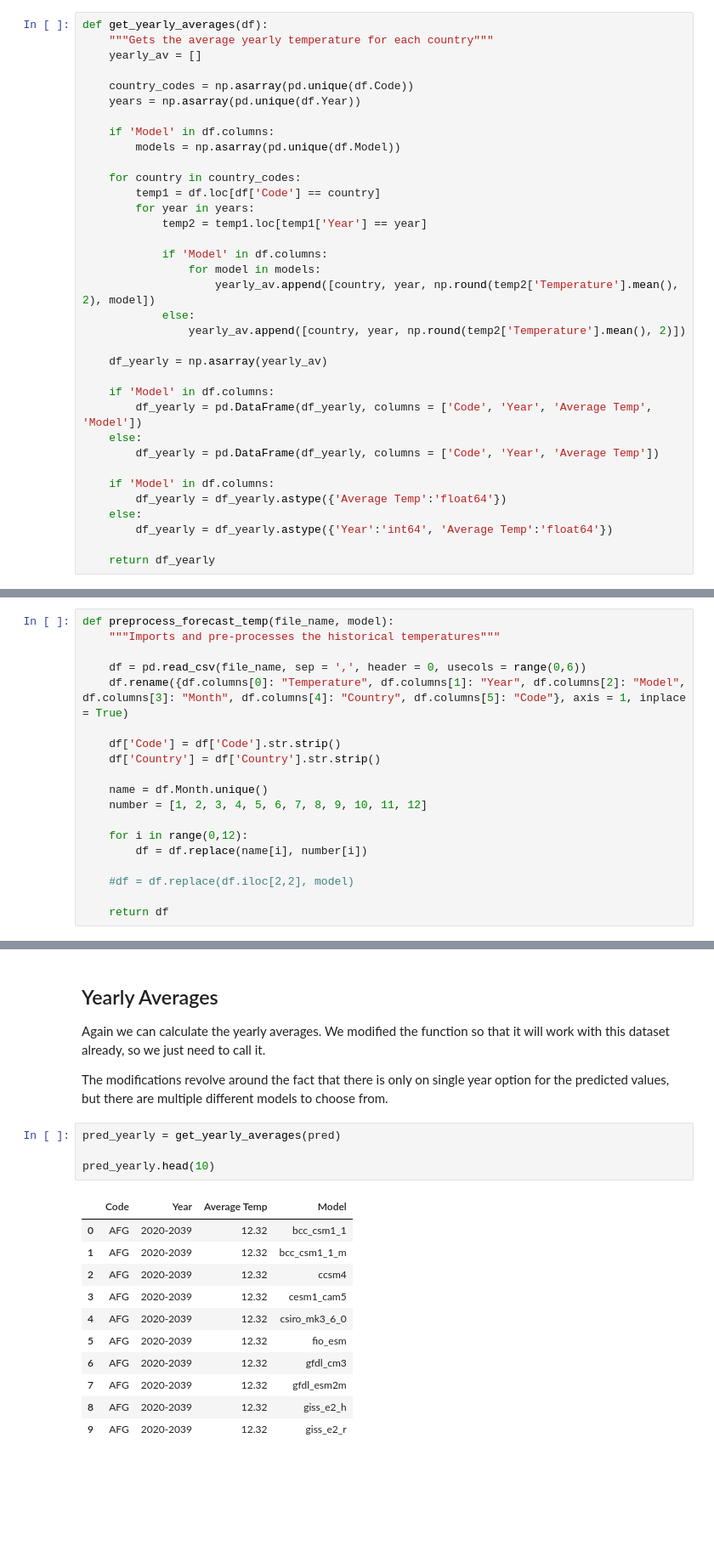
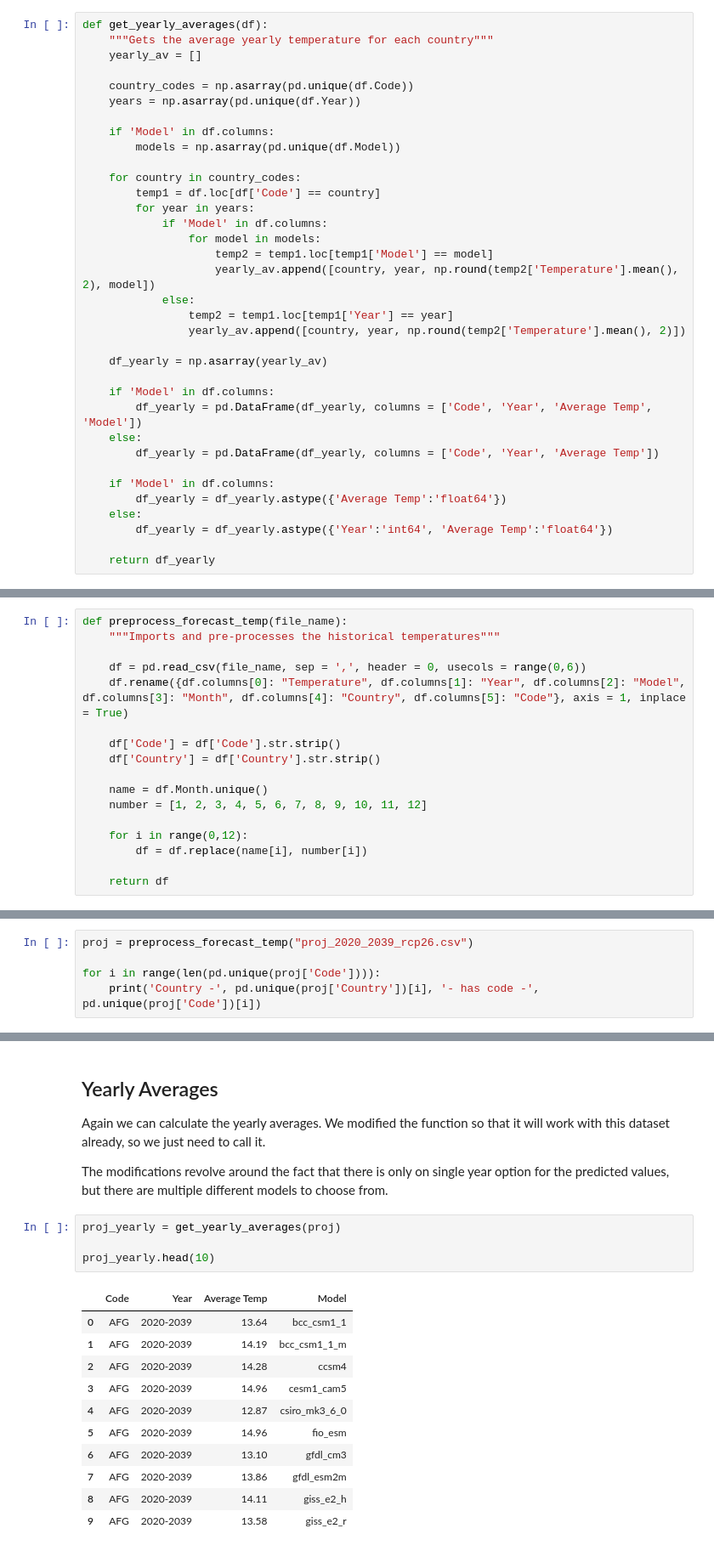
Before and after one commit to herbmks/MDA-Tuvalu, a Jupyter notebook: ClimateData.ipynb, the cells around one changed output, grey strips where cells are left out. Shown at 85% size. Drawn from its saved outputs; the diff is of its cells as text; blank space fills up the shorter version.

```diff
--- a/ClimateData.ipynb
+++ b/ClimateData.ipynb
@@ -109,12 +109,12 @@ def get_yearly_averages(df):
     for country in country_codes:
         temp1 = df.loc[df['Code'] == country]
         for year in years:
-            temp2 = temp1.loc[temp1['Year'] == year]
-
             if 'Model' in df.columns:
                 for model in models:
+                    temp2 = temp1.loc[temp1['Model'] == model]
                     yearly_av.append([country, year, np.round(temp2['Temperature'].mean(), 2), model])
             else:
+                temp2 = temp1.loc[temp1['Year'] == year]
                 yearly_av.append([country, year, np.round(temp2['Temperature'].mean(), 2)])
 
     df_yearly = np.asarray(yearly_av)
@@ -274,5 +251,5 @@ We can see that there are some issues with the data as not every country has its
 # %%
-def preprocess_forecast_temp(file_name, model):
+def preprocess_forecast_temp(file_name):
     """Imports and pre-processes the historical temperatures"""
 
     df = pd.read_csv(file_name, sep = ',', header = 0, usecols = range(0,6))
@@ -287,7 +264,5 @@ def preprocess_forecast_temp(file_name, model):
     for i in range(0,12):
         df = df.replace(name[i], number[i])
 
-    #df = df.replace(df.iloc[2,2], model)
-
     return df
 # %%
@@ -308,0 +334,5 @@ proj.head(10)
+# %%
+proj = preprocess_forecast_temp("proj_2020_2039_rcp26.csv")
+
+for i in range(len(pd.unique(proj['Code']))):
+    print('Country -', pd.unique(proj['Country'])[i], '- has code -', pd.unique(proj['Code'])[i])
@@ -326,20 +377,20 @@ Again we can calculate the yearly averages. We modified the function so that it
 
 The modifications revolve around the fact that there is only on single year option for the predicted values, but there are multiple different models to choose from.
 # %%
-pred_yearly = get_yearly_averages(pred)
+proj_yearly = get_yearly_averages(proj)
 
-pred_yearly.head(10)
+proj_yearly.head(10)
 # %% [output]
 |  | Code | Year | Average Temp | Model |
-| 0 | AFG | 2020-2039 | 12.32 | bcc_csm1_1 |
-| 1 | AFG | 2020-2039 | 12.32 | bcc_csm1_1_m |
-| 2 | AFG | 2020-2039 | 12.32 | ccsm4 |
-| 3 | AFG | 2020-2039 | 12.32 | cesm1_cam5 |
-| 4 | AFG | 2020-2039 | 12.32 | csiro_mk3_6_0 |
-| 5 | AFG | 2020-2039 | 12.32 | fio_esm |
-| 6 | AFG | 2020-2039 | 12.32 | gfdl_cm3 |
-| 7 | AFG | 2020-2039 | 12.32 | gfdl_esm2m |
-| 8 | AFG | 2020-2039 | 12.32 | giss_e2_h |
-| 9 | AFG | 2020-2039 | 12.32 | giss_e2_r |
+| 0 | AFG | 2020-2039 | 13.64 | bcc_csm1_1 |
+| 1 | AFG | 2020-2039 | 14.19 | bcc_csm1_1_m |
+| 2 | AFG | 2020-2039 | 14.28 | ccsm4 |
+| 3 | AFG | 2020-2039 | 14.96 | cesm1_cam5 |
+| 4 | AFG | 2020-2039 | 12.87 | csiro_mk3_6_0 |
+| 5 | AFG | 2020-2039 | 14.96 | fio_esm |
+| 6 | AFG | 2020-2039 | 13.10 | gfdl_cm3 |
+| 7 | AFG | 2020-2039 | 13.86 | gfdl_esm2m |
+| 8 | AFG | 2020-2039 | 14.11 | giss_e2_h |
+| 9 | AFG | 2020-2039 | 13.58 | giss_e2_r |
 # %% [markdown]
 ## Plotting
```
Also changed, not shown: parts of 24 cells of this notebook, 1 other file.
